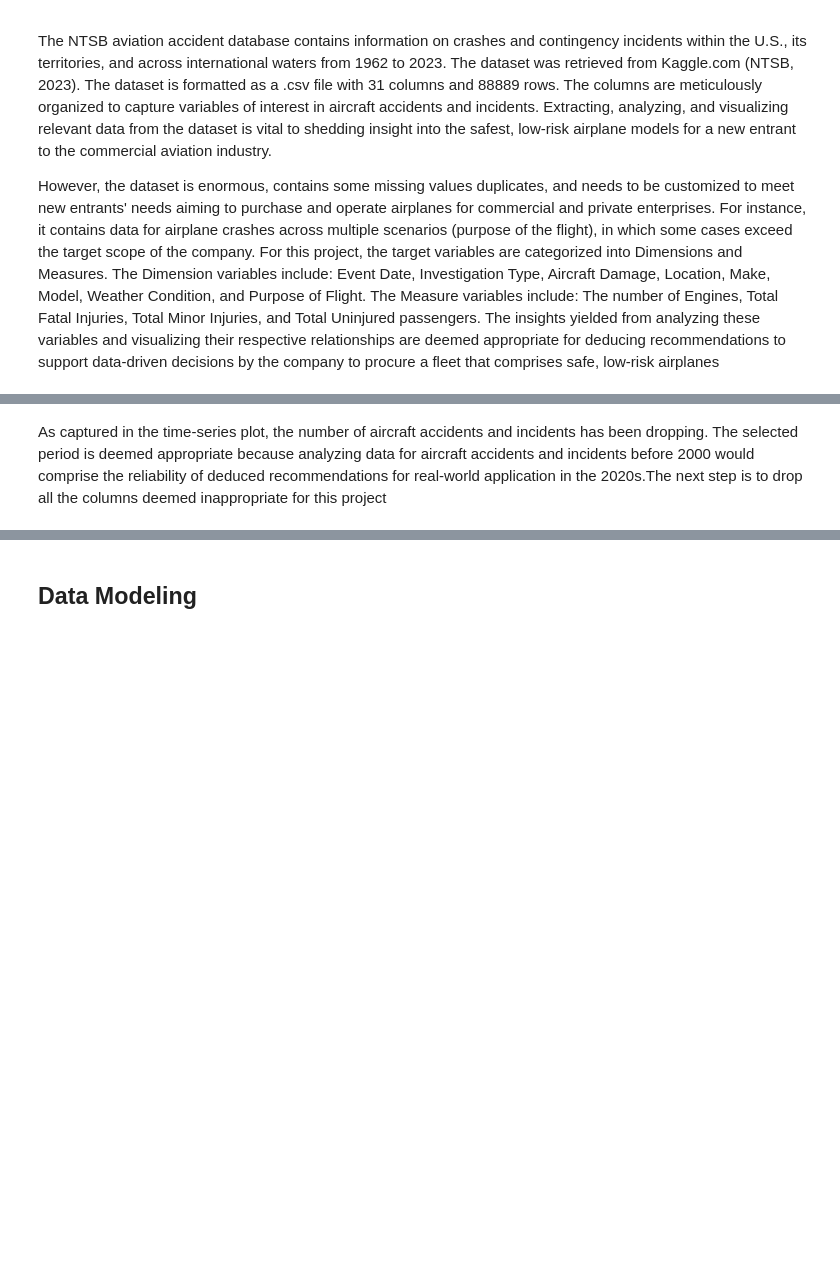
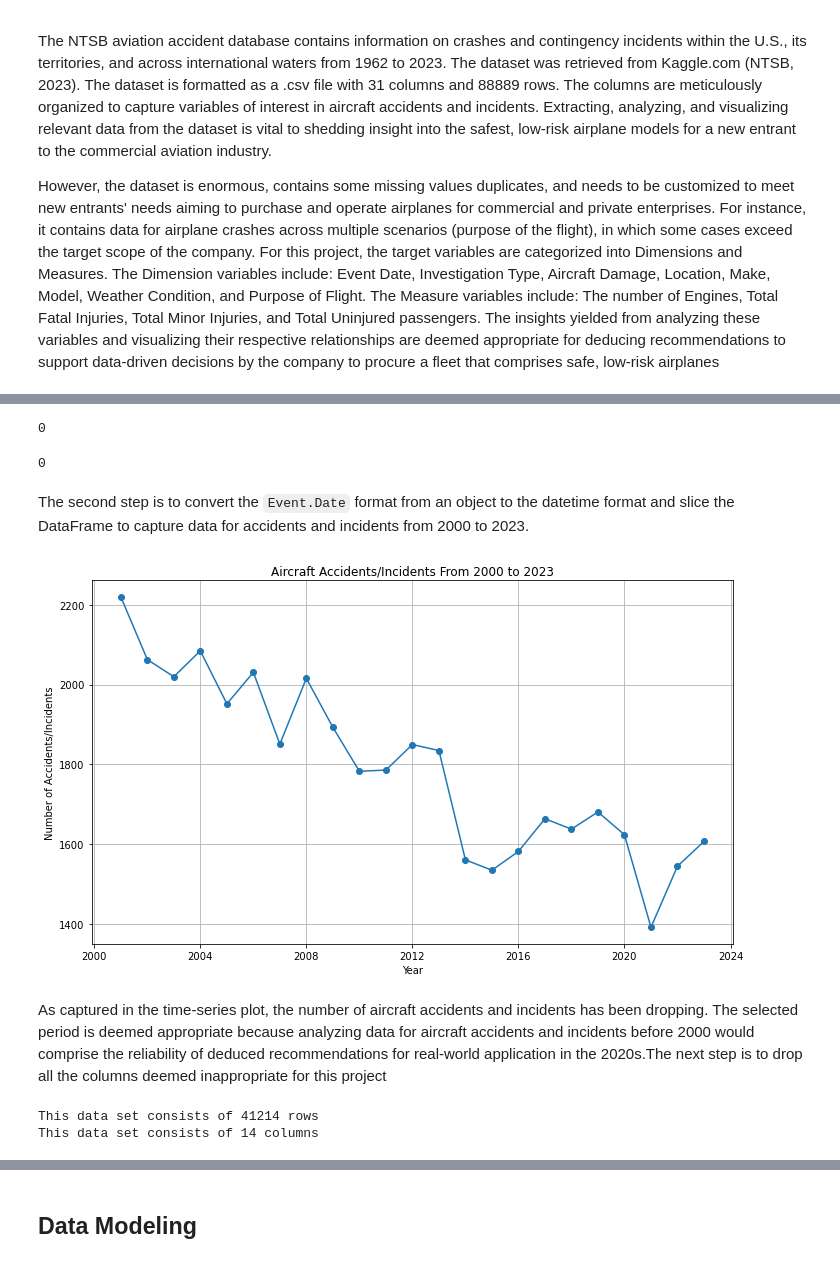
Before and after one commit to mwakad/Data-Driven-Decision-Support-for-Aircraft-Procurement, a Jupyter notebook: index.ipynb, the cells around one changed output, grey strips where cells are left out. Saved outputs shown, nothing was run; the diff lists cells and outputs as text; code cells hidden in the pictures; blank space fills up the shorter version.

```diff
--- a/index.ipynb
+++ b/index.ipynb
@@ -22,0 +44,8 @@ However, the dataset is enormous, contains some missing values duplicates, and n
+# %%
+# Create a copy of df_master to apply data cleaning modifications
+df=df_master.copy()
+
+# Check the number of rows and columns of the DataFrame
+df.shape
+print(f"This data set consists of {df.shape[0]} rows")
+print(f"This data set consists of {df.shape[1]} columns")
@@ -26,2 +130,50 @@ Digital maturity in leveraging novel data analytics is the key driver for aircra
+# %%
+# Check the number of duplicate entries in the DataFrame
+df.duplicated().sum()
+# %% [output]
+0
+# %%
+# Drop duplicate entries
+df.drop_duplicates(inplace=True)
+# %%
+# Confirm if duplicates are removed
+df.duplicated().sum()
+# %% [output]
+0
+# %% [markdown]
+The second step is to convert the `Event.Date` format from an object to the datetime format and slice the DataFrame to capture data for accidents and incidents from 2000 to 2023.
+# %%
+# Convert the 'Event.Date' column to a datetime dtype
+df['Event.Date'] = pd.to_datetime(df['Event.Date'])
+
+# Incoporate conditionals to select the period between 2000 and 2023
+mask_2000_2023 = (df['Event.Date'].dt.year >= 2000) & (df['Event.Date'].dt.year <= 2023)
+
+# Apply the mask to impute the sliced df
+df = df[mask_2000_2023]
+# %%
+# Set the 'Event.Date' as the index
+df.set_index('Event.Date', inplace=True)
+
+# Resample the data to count incidents per year (year-end)
+yearly_counts = df.resample('Y').size()
+
+# Create a time series line plot
+plt.figure(figsize=(10, 6))
+plt.plot(yearly_counts.index, yearly_counts.values, marker='o', linestyle='-')
+
+# Customize plot title, axes, and display grid for easy visibility
+plt.title('Aircraft Accidents/Incidents From 2000 to 2023')
+plt.xlabel('Year')
+plt.ylabel('Number of Accidents/Incidents')
+plt.grid(True)
+
+plt.tight_layout()
+
+# Save the plot to the images folder
+plt.savefig("./images/time-series-plot.png", dpi=300, facecolor='white')
+plt.show()
+# %% [output]
+[figure, added]
 # %% [markdown]
 As captured in the time-series plot, the number of aircraft accidents and incidents has been dropping. The selected period is deemed appropriate because analyzing data for aircraft accidents and incidents before 2000 would comprise the reliability of deduced recommendations for real-world application in the 2020s.The next step is to drop all the columns deemed inappropriate for this project
@@ -27,0 +184,8 @@ As captured in the time-series plot, the number of aircraft accidents and incide
+# %%
+# Print number of rows and columns of the DataFrame
+df.shape
+print(f"This data set consists of {df.shape[0]} rows")
+print(f"This data set consists of {df.shape[1]} columns")
+# %% [output]
+This data set consists of 41214 rows
+This data set consists of 14 columns
```
Also changed, not shown: parts of 76 cells of this notebook, 3 other files.
